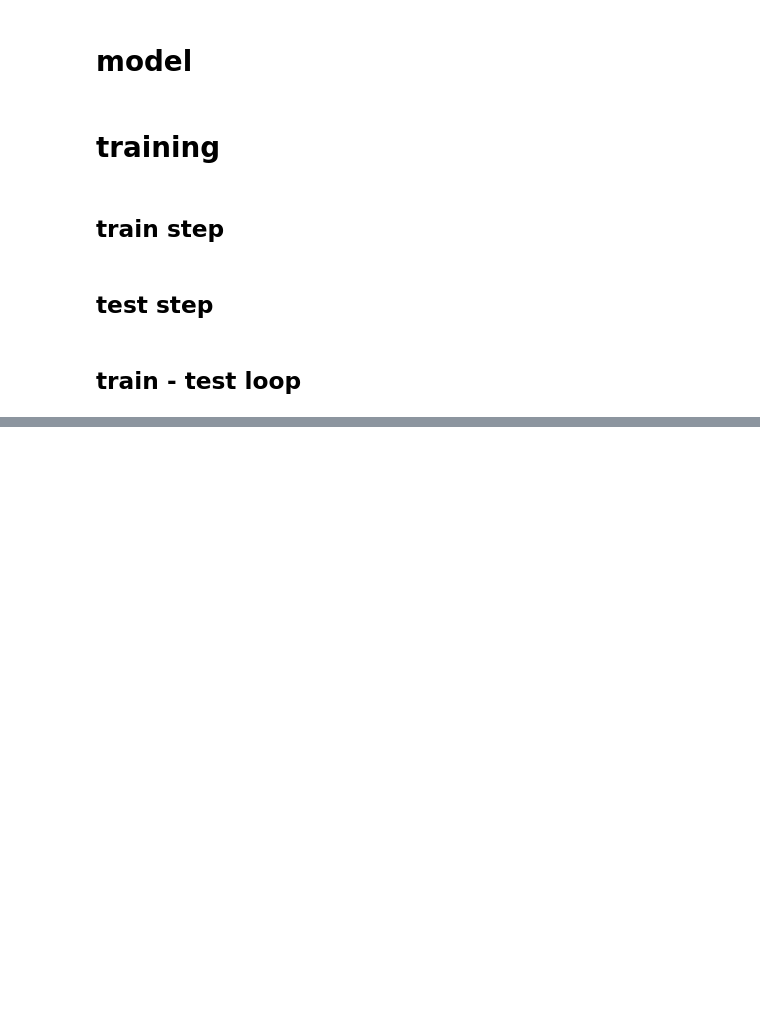
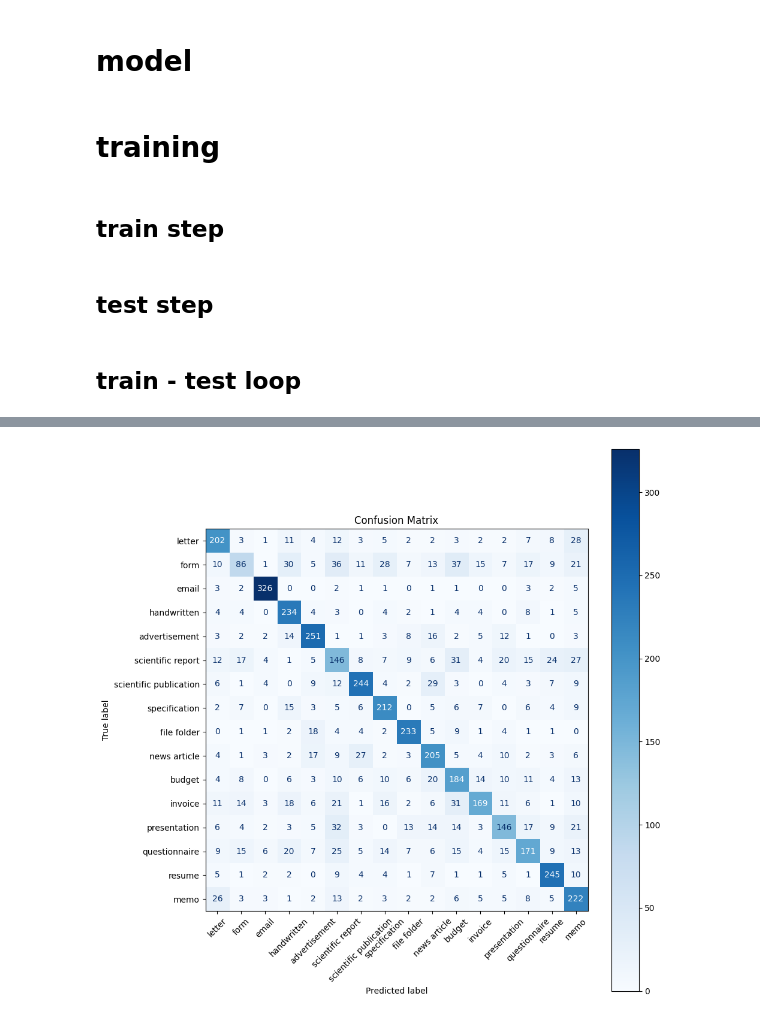
Before and after one commit to lucahuen/bachelor_siamese_network, a Jupyter notebook: rvl_cdip_conv_network.ipynb, the cells around one changed output, grey strips where cells are left out. Saved outputs shown, nothing was run; the diff lists cells and outputs as text; code cells hidden in the pictures; blank space fills up the shorter version.

```diff
--- a/rvl_cdip_conv_network.ipynb
+++ b/rvl_cdip_conv_network.ipynb
@@ -281,0 +296,41 @@ with torch.no_grad():
+# %%
+import torch
+from sklearn.metrics import confusion_matrix, ConfusionMatrixDisplay
+import matplotlib.pyplot as plt
+import numpy as np
+
+# Put model in evaluation mode
+net.eval()
+
+# Lists to store all predictions and labels
+all_preds = []
+all_labels = []
+
+# No gradient tracking for inference
+with torch.inference_mode():
+    for images, labels in val_dataloader:
+        images = images.to(device)
+        labels = labels.to(device)
+
+        outputs = net(images)
+        _, preds = torch.max(outputs, 1)
+
+        all_preds.extend(preds.cpu().numpy())
+        all_labels.extend(labels.cpu().numpy())
+
+# Compute confusion matrix
+cm = confusion_matrix(all_labels, all_preds)
+
+# Get class names from dictionary (assumes class_names is already defined)
+labels = list(class_names.keys())
+label_names = [class_names[i] for i in labels]
+
+# Plot confusion matrix
+fig, ax = plt.subplots(figsize=(10, 10))
+disp = ConfusionMatrixDisplay(confusion_matrix=cm, display_labels=label_names)
+disp.plot(ax=ax, xticks_rotation=45, cmap='Blues')
+plt.title("Confusion Matrix")
+plt.tight_layout()
+plt.show()
+# %% [output]
+[figure, added]
```
Also changed, not shown: parts of 6 cells of this notebook, 1 other file.
